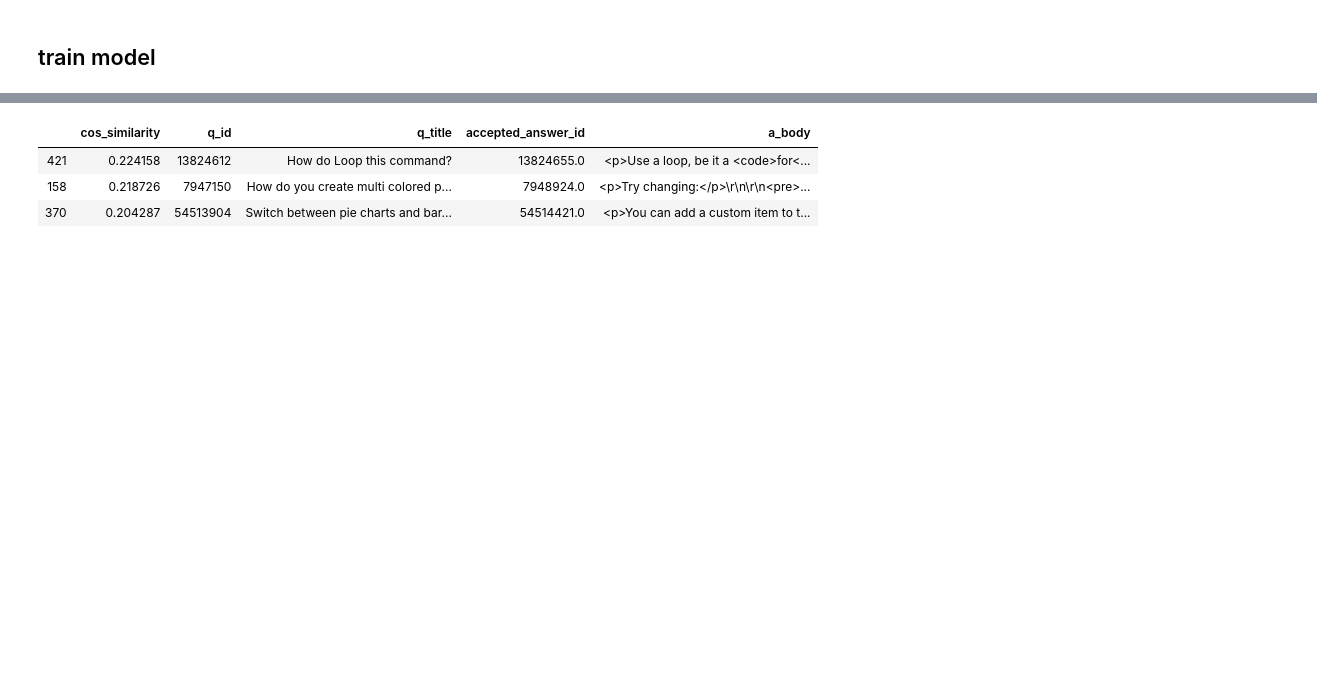
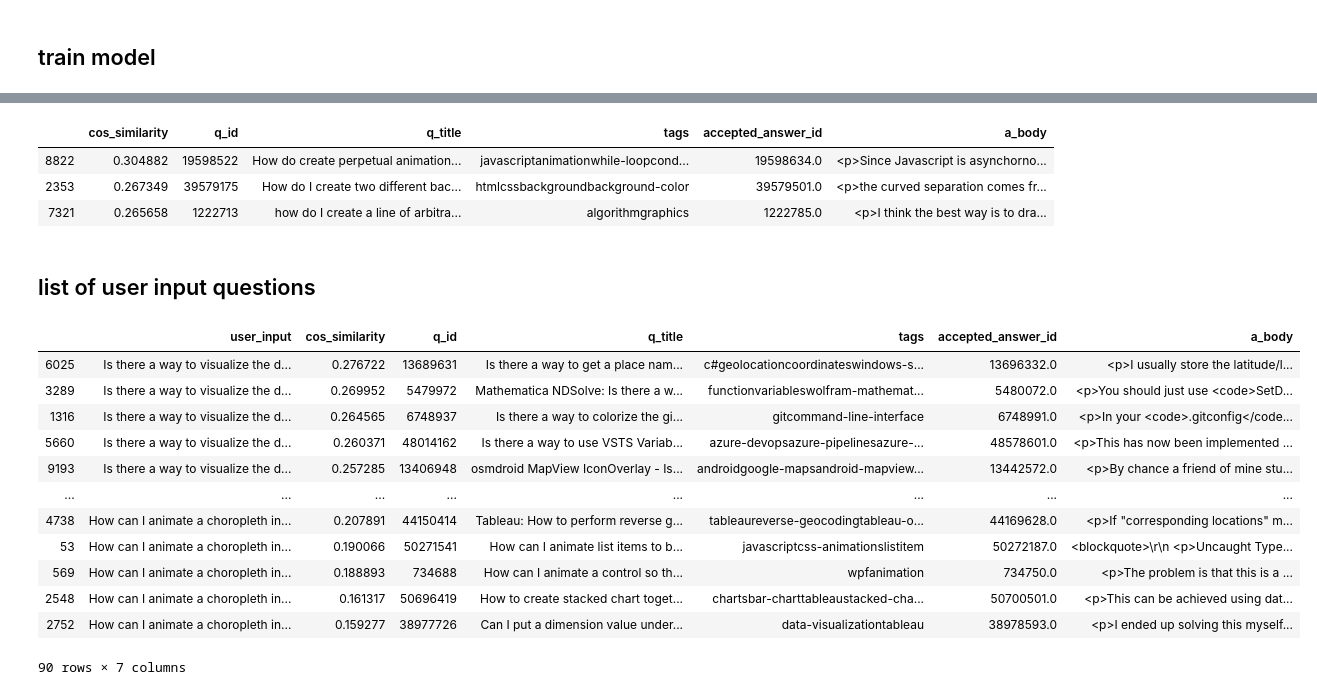
Before and after one commit to ucbiyyq/ucbiyyq-w210-jcgy, a Jupyter notebook: notebooks/test-yyq4.ipynb, the cells around one changed output, grey strips where cells are left out. Cells and saved outputs as stored; diff of their text form; code cells hidden in the pictures; blank space fills up the shorter version.

```diff
--- a/notebooks/test-yyq4.ipynb
+++ b/notebooks/test-yyq4.ipynb
@@ -82,7 +82,8 @@ def clean_text(text):
 # %%
 # tests on the cleaner
 t1 = predictors()
-t2 = corpus.iloc[1,3]
+t2 = corpus.loc[1,"q_title"]
+
 print("===========")
 print(t2)
 print("===========")
@@ -196,5 +188,13 @@ def decorate_answers(similar_qs, corpus = corpus):
     t1 = pd.DataFrame(similar_qs, columns = ["q_index", "cos_similarity"]).set_index(["q_index"])
     t2 = corpus.iloc[t1.index]
     t3 = pd.concat([t1, t2], axis = 1)
-    return(t3)
+    t4 = t3[[
+        "cos_similarity"
+        , "q_id"
+        , "q_title"
+        , "tags"
+        , "accepted_answer_id"
+        , "a_body"
+    ]]
+    return(t4)
 # %% [markdown]
@@ -232,7 +239,10 @@ similar_qs
-# %%
-decorate_answers(similar_qs)
-# %% [output]
-|  | cos_similarity | q_id | q_title | accepted_answer_id | a_body |
-| 421 | 0.224158 | 13824612 | How do Loop this command? | 13824655.0 | <p>Use a loop, be it a <code>for<... |
-| 158 | 0.218726 | 7947150 | How do you create multi colored p... | 7948924.0 | <p>Try changing:</p>\r\n\r\n<pre>... |
-| 370 | 0.204287 | 54513904 | Switch between pie charts and bar... | 54514421.0 | <p>You can add a custom item to t... |
+# %%
+t1 = decorate_answers(similar_qs)
+t1
+# %% [output]
+|  | cos_similarity | q_id | q_title | tags | accepted_answer_id | a_body |
+| 8822 | 0.304882 | 19598522 | How do create perpetual animation... | javascriptanimationwhile-loopcond... | 19598634.0 | <p>Since Javascript is asynchorno... |
+| 2353 | 0.267349 | 39579175 | How do I create two different bac... | htmlcssbackgroundbackground-color | 39579501.0 | <p>the curved separation comes fr... |
+| 7321 | 0.265658 | 1222713 | how do I create a line of arbitra... | algorithmgraphics | 1222785.0 | <p>I think the best way is to dra... |
+# %% [markdown]
+## list of user input questions
@@ -238,0 +298,16 @@ decorate_answers(similar_qs)
+# %%
+t1
+# %% [output]
+|  | user_input | cos_similarity | q_id | q_title | tags | accepted_answer_id | a_body |
+| 6025 | Is there a way to visualize the d... | 0.276722 | 13689631 | Is there a way to get a place nam... | c#geolocationcoordinateswindows-s... | 13696332.0 | <p>I usually store the latitude/l... |
+| 3289 | Is there a way to visualize the d... | 0.269952 | 5479972 | Mathematica NDSolve: Is there a w... | functionvariableswolfram-mathemat... | 5480072.0 | <p>You should just use <code>SetD... |
+| 1316 | Is there a way to visualize the d... | 0.264565 | 6748937 | Is there a way to colorize the gi... | gitcommand-line-interface | 6748991.0 | <p>In your <code>.gitconfig</code... |
+| 5660 | Is there a way to visualize the d... | 0.260371 | 48014162 | Is there a way to use VSTS Variab... | azure-devopsazure-pipelinesazure-... | 48578601.0 | <p>This has now been implemented ... |
+| 9193 | Is there a way to visualize the d... | 0.257285 | 13406948 | osmdroid MapView IconOverlay - Is... | androidgoogle-mapsandroid-mapview... | 13442572.0 | <p>By chance a friend of mine stu... |
+| ... | ... | ... | ... | ... | ... | ... | ... |
+| 4738 | How can I animate a choropleth in... | 0.207891 | 44150414 | Tableau: How to perform reverse g... | tableaureverse-geocodingtableau-o... | 44169628.0 | <p>If "corresponding locations" m... |
+| 53 | How can I animate a choropleth in... | 0.190066 | 50271541 | How can I animate list items to b... | javascriptcss-animationslistitem | 50272187.0 | <blockquote>\r\n <p>Uncaught Type... |
+| 569 | How can I animate a choropleth in... | 0.188893 | 734688 | How can I animate a control so th... | wpfanimation | 734750.0 | <p>The problem is that this is a ... |
+| 2548 | How can I animate a choropleth in... | 0.161317 | 50696419 | How to create stacked chart toget... | chartsbar-charttableaustacked-cha... | 50700501.0 | <p>This can be achieved using dat... |
+| 2752 | How can I animate a choropleth in... | 0.159277 | 38977726 | Can I put a dimension value under... | data-visualizationtableau | 38978593.0 | <p>I ended up solving this myself... |
+90 rows × 7 columns
```
Also changed, not shown: parts of 15 cells of this notebook, 2 other files.
